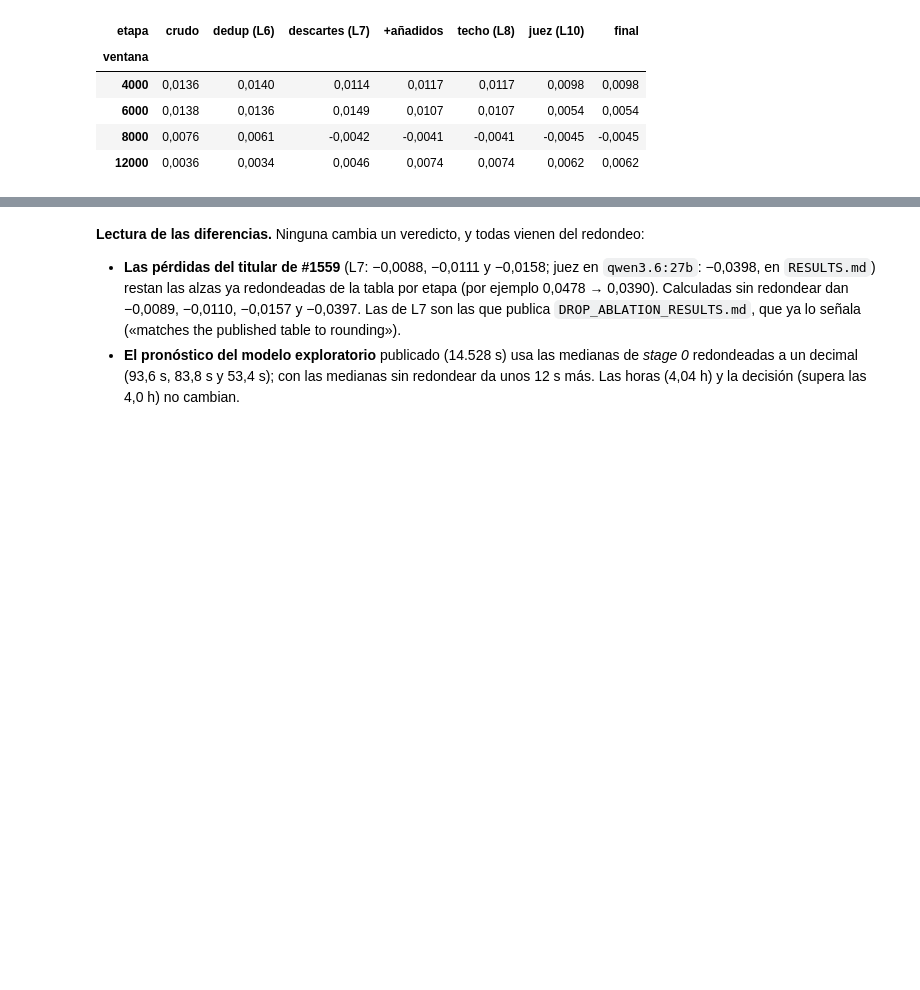
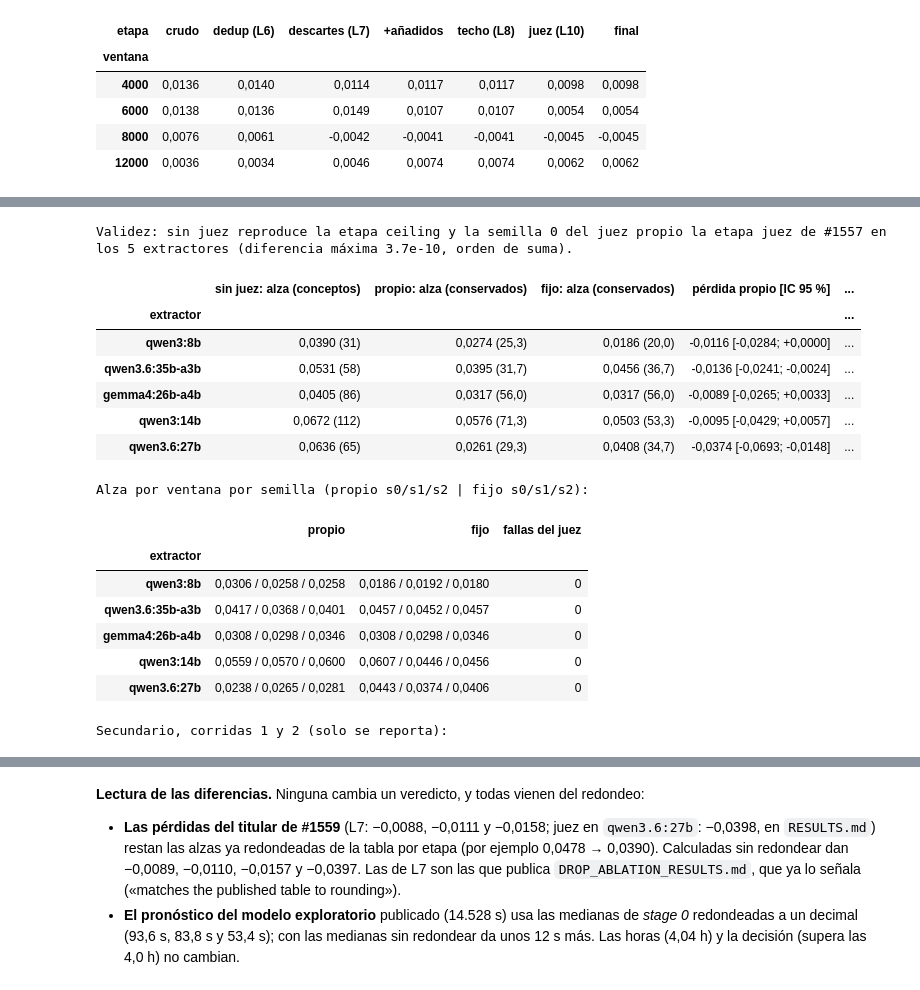
Before and after one commit to jasonssdev/mcd-afg, a Jupyter notebook: notebooks/18-jss-extraccion-de-conceptos-openkos.ipynb, the cells around one changed output, grey strips where cells are left out. Drawn from its saved outputs; the diff is of its cells as text; code cells hidden in the pictures; blank space fills up the shorter version.

```diff
--- a/notebooks/18-jss-extraccion-de-conceptos-openkos.ipynb
+++ b/notebooks/18-jss-extraccion-de-conceptos-openkos.ipynb
@@ -961,0 +1005,77 @@ display(
+# %%
+js = judge_study_frame(screens.judge_study, "primary")
+jsi = js.set_index("model")
+r1_judge = stage_frame(screens.round1).set_index(["model", "stage"]).window_lift
+replayed = {m: jsi.loc[m, "self_seed_lifts"][0] for m in jsi.index}
+# Equal up to floating-point summation order (the two harnesses add in different orders).
+gap_judge = max(abs(replayed[m] - r1_judge[(m, "judge")]) for m in replayed)
+gap_input = max(abs(jsi.loc[m, "none_lift"] - r1_judge[(m, "ceiling")]) for m in replayed)
+assert gap_judge < 1e-8 and gap_input < 1e-8, "el estudio no reproduce las etapas de #1557"
+print(
+    "Validez: sin juez reproduce la etapa ceiling y la semilla 0 del juez propio la etapa "
+    f"juez de #1557 en los {len(replayed)} extractores (diferencia máxima "
+    f"{max(gap_judge, gap_input):.1e}, orden de suma)."
+)
+
+
+def judge_table(frame):
+    return pd.DataFrame(
+        {
+            "extractor": frame.model,
+            "sin juez: alza (conceptos)": [
+                f"{num(r.none_lift)} ({r.none_kept:.0f})" for r in frame.itertuples()
+            ],
+            "propio: alza (conservados)": [
+                f"{num(r.self_lift)} ({num(r.self_kept, 1)})" for r in frame.itertuples()
+            ],
+            "fijo: alza (conservados)": [
+                f"{num(r.fixed_lift)} ({num(r.fixed_kept, 1)})" for r in frame.itertuples()
+            ],
+            "pérdida propio [IC 95 %]": [
+                ci(r.self_loss, r.self_loss_low, r.self_loss_high) for r in frame.itertuples()
+            ],
+            "pérdida fijo [IC 95 %]": [
+                ci(r.fixed_loss, r.fixed_loss_low, r.fixed_loss_high) for r in frame.itertuples()
+            ],
+            "acoplamiento [IC 95 %]": [
+                "— (mismo modelo)"
+                if r.model == FIXED_JUDGE
+                else ci(r.coupling, r.coupling_low, r.coupling_high)
+                for r in frame.itertuples()
+            ],
+        }
+    ).set_index("extractor")
+
+
+display(judge_table(js))
+print("Alza por ventana por semilla (propio s0/s1/s2 | fijo s0/s1/s2):")
+display(
+    pd.DataFrame(
+        {
+            "extractor": js.model,
+            "propio": [" / ".join(num(v) for v in r.self_seed_lifts) for r in js.itertuples()],
+            "fijo": [" / ".join(num(v) for v in r.fixed_seed_lifts) for r in js.itertuples()],
+            "fallas del juez": (js.self_failed + js.fixed_failed),
+        }
+    ).set_index("extractor")
+)
+print("Secundario, corridas 1 y 2 (solo se reporta):")
+display(judge_table(judge_study_frame(screens.judge_study, "secondary")))
+# %% [output]
+Validez: sin juez reproduce la etapa ceiling y la semilla 0 del juez propio la etapa juez de #1557 en los 5 extractores (diferencia máxima 3.7e-10, orden de suma).
+|  | sin juez: alza (conceptos) | propio: alza (conservados) | fijo: alza (conservados) | pérdida propio [IC 95 %] | ... |
+| extractor |  |  |  |  | ... |
+| qwen3:8b | 0,0390 (31) | 0,0274 (25,3) | 0,0186 (20,0) | -0,0116 [-0,0284; +0,0000] | ... |
+| qwen3.6:35b-a3b | 0,0531 (58) | 0,0395 (31,7) | 0,0456 (36,7) | -0,0136 [-0,0241; -0,0024] | ... |
+| gemma4:26b-a4b | 0,0405 (86) | 0,0317 (56,0) | 0,0317 (56,0) | -0,0089 [-0,0265; +0,0033] | ... |
+| qwen3:14b | 0,0672 (112) | 0,0576 (71,3) | 0,0503 (53,3) | -0,0095 [-0,0429; +0,0057] | ... |
+| qwen3.6:27b | 0,0636 (65) | 0,0261 (29,3) | 0,0408 (34,7) | -0,0374 [-0,0693; -0,0148] | ... |
+Alza por ventana por semilla (propio s0/s1/s2 | fijo s0/s1/s2):
+|  | propio | fijo | fallas del juez |
+| extractor |  |  |  |
+| qwen3:8b | 0,0306 / 0,0258 / 0,0258 | 0,0186 / 0,0192 / 0,0180 | 0 |
+| qwen3.6:35b-a3b | 0,0417 / 0,0368 / 0,0401 | 0,0457 / 0,0452 / 0,0457 | 0 |
+| gemma4:26b-a4b | 0,0308 / 0,0298 / 0,0346 | 0,0308 / 0,0298 / 0,0346 | 0 |
+| qwen3:14b | 0,0559 / 0,0570 / 0,0600 | 0,0607 / 0,0446 / 0,0456 | 0 |
+| qwen3.6:27b | 0,0238 / 0,0265 / 0,0281 | 0,0443 / 0,0374 / 0,0406 | 0 |
+Secundario, corridas 1 y 2 (solo se reporta):
```
Also changed, not shown: parts of 16 cells of this notebook, 1 other file.
